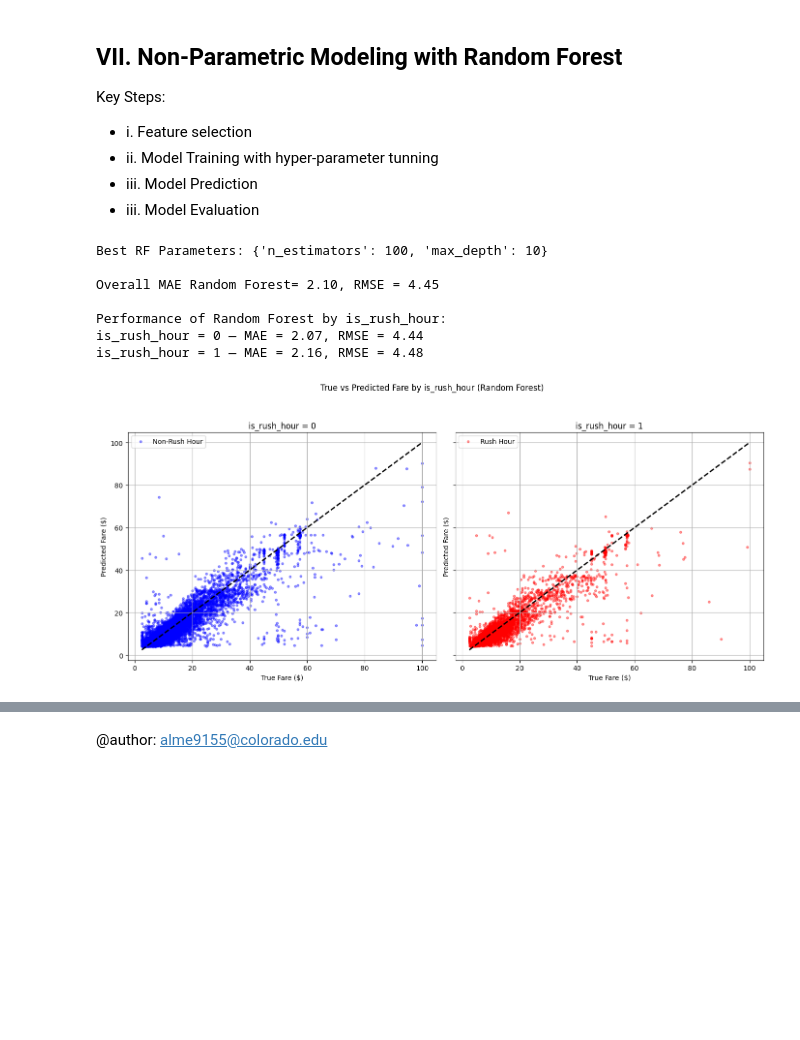
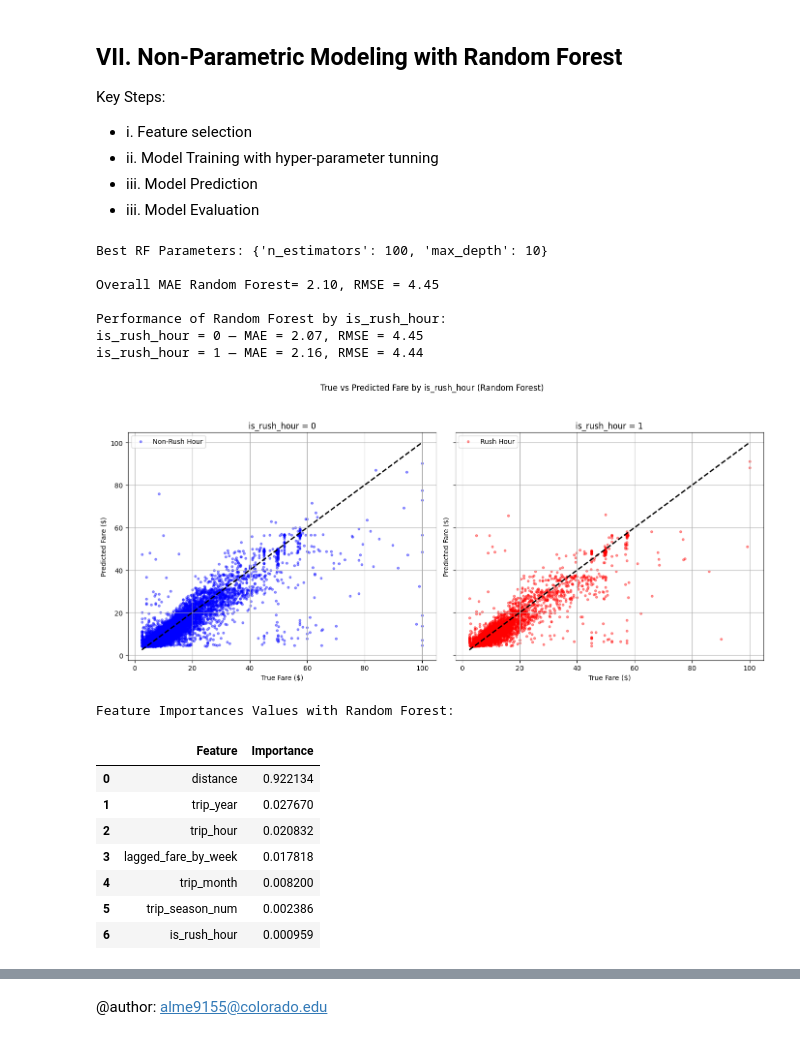
Before and after one commit to ameau01/Uber-Fare-Prediction, a Jupyter notebook: uber-fare-prediction-final.ipynb, the cells around one changed output, grey strips where cells are left out. Saved outputs shown, nothing was run; the diff lists cells and outputs as text; code cells hidden in the pictures; blank space fills up the shorter version.

Commit message:
Kaggle Notebook | Uber Fare Prediction | Version 24

```diff
--- a/uber-fare-prediction-final.ipynb
+++ b/uber-fare-prediction-final.ipynb
@@ -545,7 +545,9 @@ feature_candidates = [
 data_clean = data[feature_candidates + ['log_fare_amount']].dropna()
 mutual_info = mutual_info_regression(data_clean[feature_candidates], data_clean['log_fare_amount'], random_state=42)
 mi_series = pd.Series(mutual_info, index=feature_candidates).sort_values(ascending=False)
-selected_features = mi_series[mi_series > 0.001].index.tolist()
+selected_features = mi_series[mi_series > 0.01].index.tolist()
+if 'is_rush_hour' not in selected_features:
+    selected_features.append('is_rush_hour')
 
 # Plot
 k=9
@@ -826,36 +826,47 @@ random_search.fit(X_train, y_train)
 best_rf_model = random_search.best_estimator_
 print(f"Best RF Parameters: {random_search.best_params_}")
 y_test_pred_log = best_rf_model.predict(X_test)
 y_test_pred_rf = np.expm1(y_test_pred_log)
 y_test_pred_rf = pd.Series(y_test_pred_rf, index=y_test.index)
 y_test_true = np.expm1(y_test)
 
 # evaluate model
 mae_rf, rmse_rf = model_evaluation(
     y_true=y_test_true,
     y_pred=y_test_pred_rf,
     X_test=X_test,
     feature_name='is_rush_hour',
     model_name='Random Forest'
 )
 model_evaluation_results['Random Forest'] = {'MAE': mae_rf, 'RMSE': rmse_rf}
 
 # display feature importance
 rf_importances_df = (
     pd.Series(best_rf_model.feature_importances_, index=selected_features)
     .sort_values(ascending=False)
     .reset_index()
     .rename(columns={'index': 'Feature', 0: 'Importance'})
 )
+print("Feature Importances Values with Random Forest:")
+display(rf_importances_df)
 # %% [output]
 Best RF Parameters: {'n_estimators': 100, 'max_depth': 10}
 
 Overall MAE Random Forest= 2.10, RMSE = 4.45
 
 Performance of Random Forest by is_rush_hour:
-is_rush_hour = 0 — MAE = 2.07, RMSE = 4.44
-is_rush_hour = 1 — MAE = 2.16, RMSE = 4.48
+is_rush_hour = 0 — MAE = 2.07, RMSE = 4.45
+is_rush_hour = 1 — MAE = 2.16, RMSE = 4.44
-[figure, old version]
+[figure, new version]
+Feature Importances Values with Random Forest:
+|  | Feature | Importance |
+| 0 | distance | 0.922134 |
+| 1 | trip_year | 0.027670 |
+| 2 | trip_hour | 0.020832 |
+| 3 | lagged_fare_by_week | 0.017818 |
+| 4 | trip_month | 0.008200 |
+| 5 | trip_season_num | 0.002386 |
+| 6 | is_rush_hour | 0.000959 |
 # %% [markdown]
 ## VIII. Result Analysis ##
 
```
Also changed, not shown: parts of 7 cells of this notebook.
